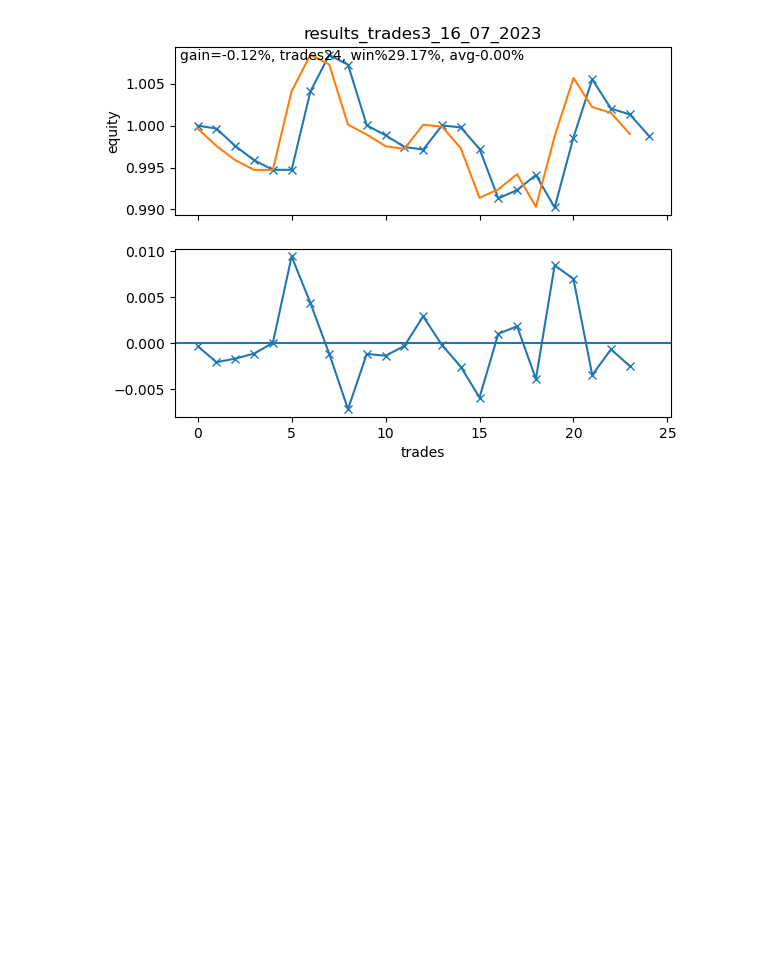
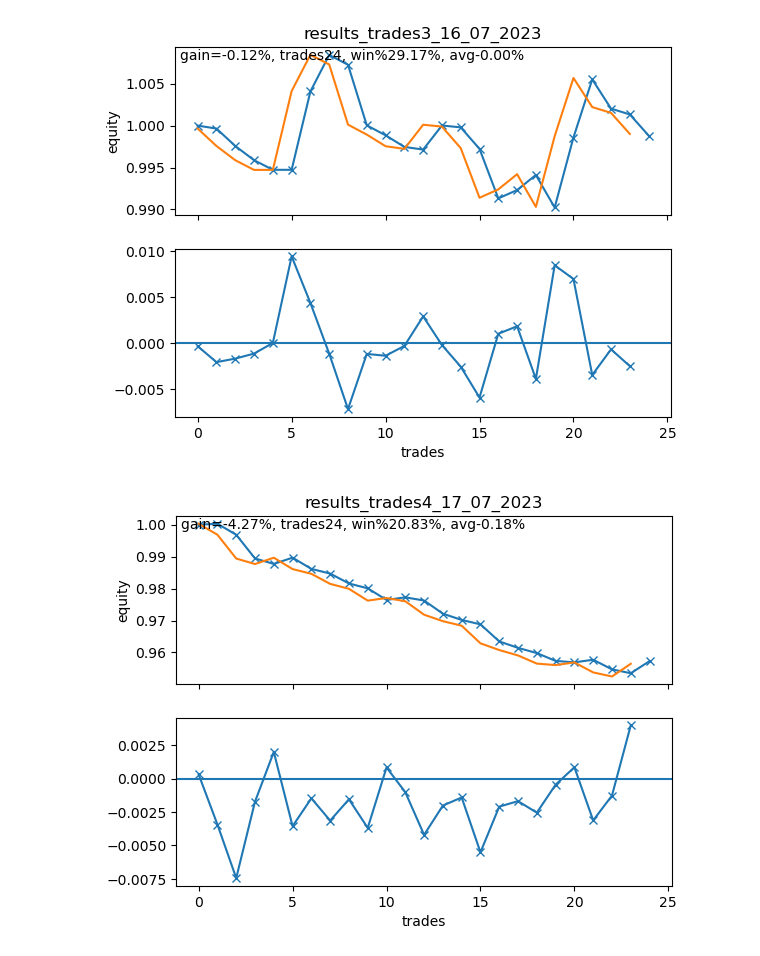
Before and after one commit to alexpvpmindustry/cryptotradr, a Jupyter notebook: 7_1_0read_results.ipynb, the cells around one changed output. Cells and saved outputs as stored; diff of their text form; code cells hidden in the pictures; blank space fills up the shorter version.

```diff
--- a/7_1_0read_results.ipynb
+++ b/7_1_0read_results.ipynb
@@ -60,3 +60,8 @@ equity,profits = read_results(file="trade_logs/results_trades3_16_07_2023.log",e
 plot_profits(equity,profits,"results_trades3_16_07_2023")
 # %% [output]
 [figure]
+# %%
+equity,profits = read_results(file="trade_logs/results_trades4_17_07_2023.log",exitreason="exitreasonexit_from_read_signal")
+plot_profits(equity,profits,"results_trades4_17_07_2023")
+# %% [output]
+[figure, added]
```
Also changed, not shown: parts of 1 cell of this notebook, 7 other files.
